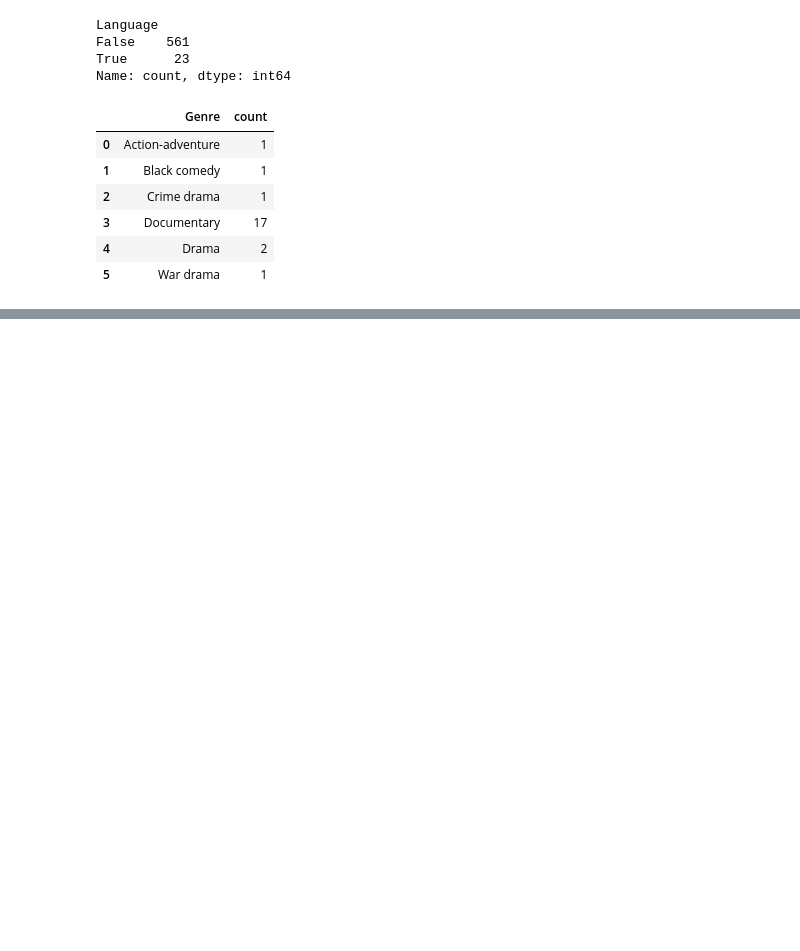
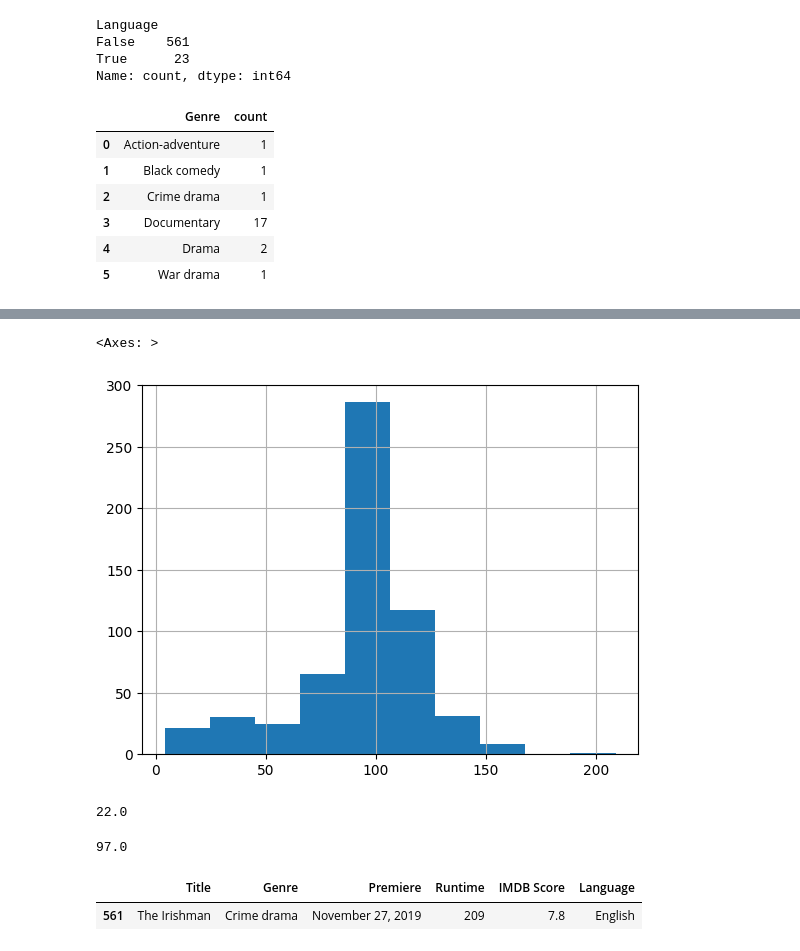
Before and after one commit to dnlsyfq/kaggle_netflix, a Jupyter notebook: notebook553b4a7c37.ipynb, the cells around one changed output, grey strips where cells are left out. Saved outputs shown, nothing was run; the diff lists cells and outputs as text; code cells hidden in the pictures; blank space fills up the shorter version.

```diff
--- a/notebook553b4a7c37.ipynb
+++ b/notebook553b4a7c37.ipynb
@@ -65,0 +84,18 @@ df['Language'][0].find("/")
+# %%
+df['Runtime'].hist()
+# %% [output]
+<Axes: >
+[figure, added]
+# %%
+df['Runtime'].describe()['75%'] - df['Runtime'].describe()['25%']
+# %% [output]
+22.0
+# %%
+df['Runtime'].describe()['50%']
+# %% [output]
+97.0
+# %%
+df[df['Runtime']==df['Runtime'].max()]
+# %% [output]
+|  | Title | Genre | Premiere | Runtime | IMDB Score | Language |
+| 561 | The Irishman | Crime drama | November 27, 2019 | 209 | 7.8 | English |
```
Also changed, not shown: parts of 7 cells of this notebook.
